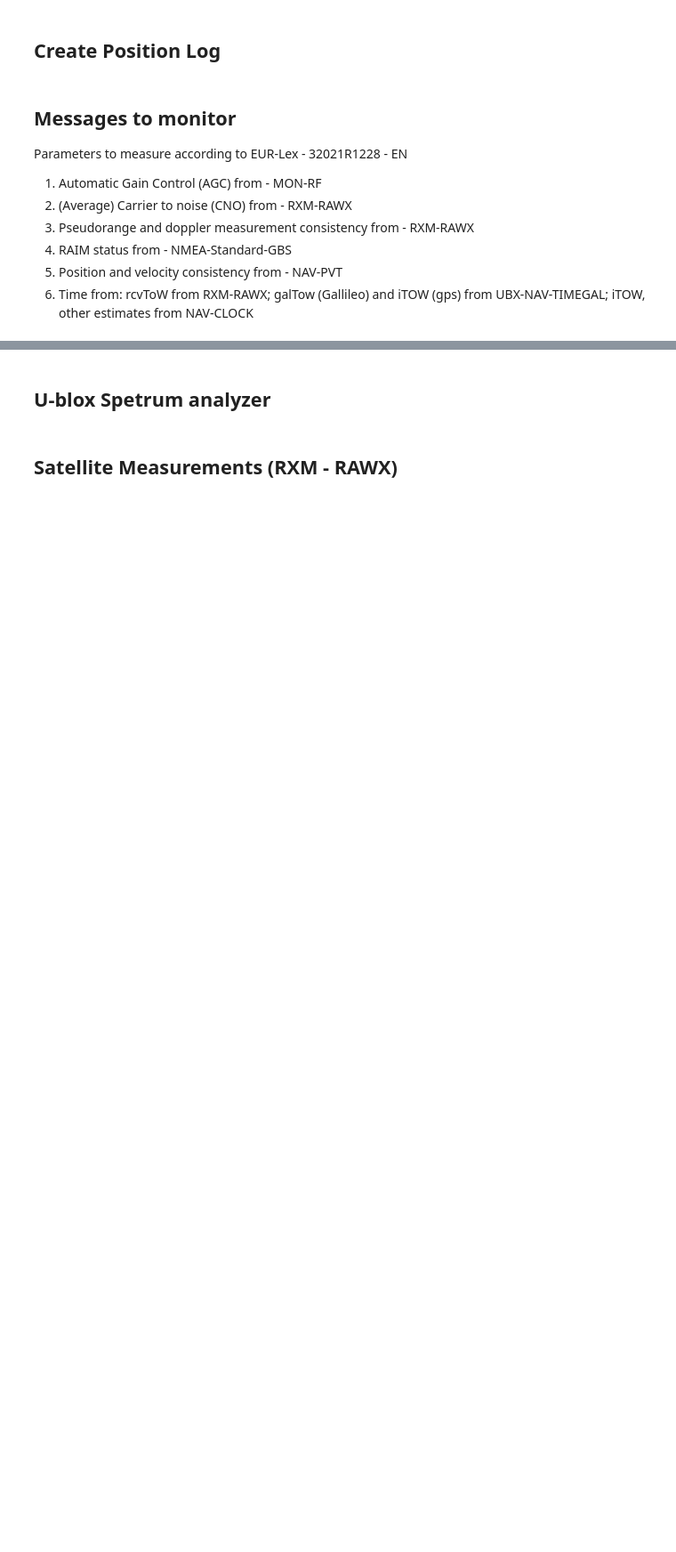
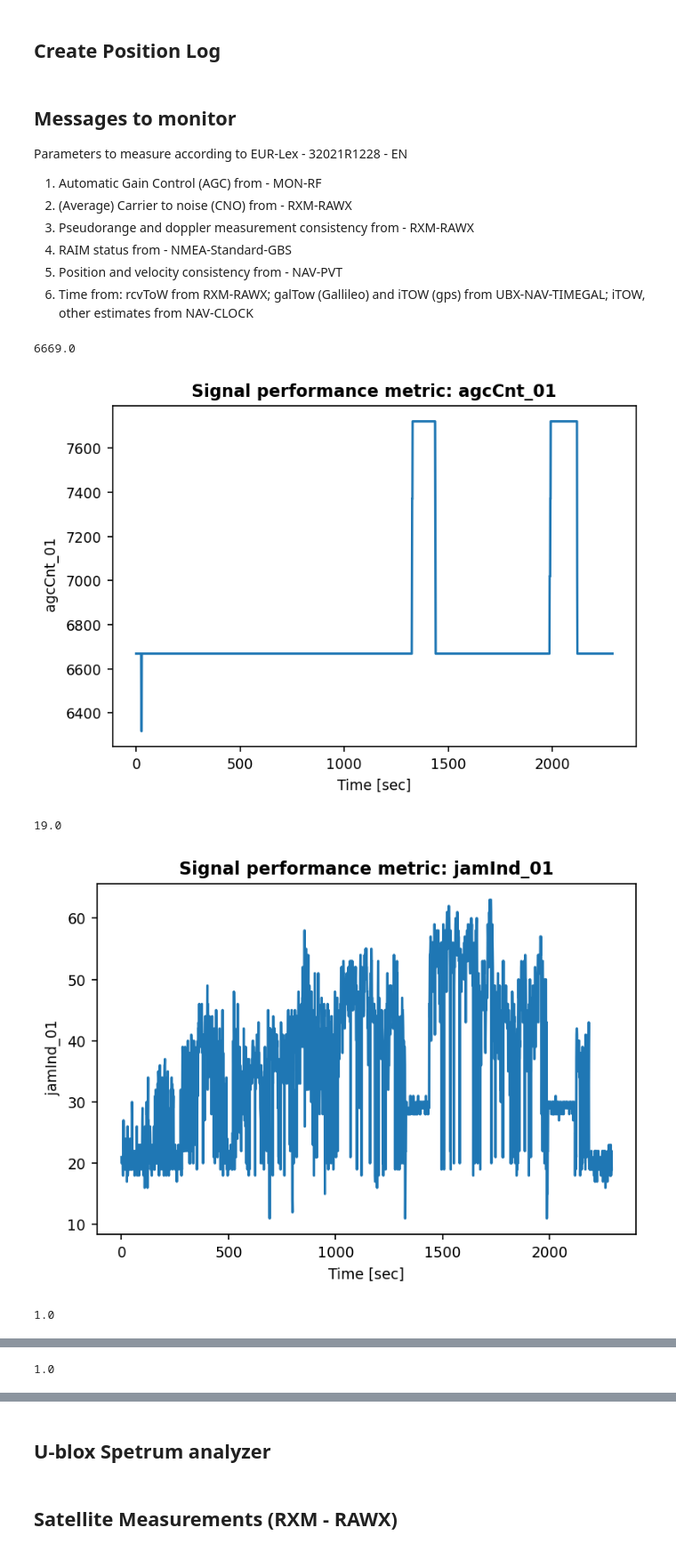
Before and after one commit to AxelBjork/OSNMA_ublox, a Jupyter notebook: notebook_real_time_U_blox_mk4.ipynb, the cells around one changed output, grey strips where cells are left out. Shown at 89% size. Drawn from its saved outputs; the diff is of its cells as text; code cells hidden in the pictures; blank space fills up the shorter version.

```diff
--- a/notebook_real_time_U_blox_mk4.ipynb
+++ b/notebook_real_time_U_blox_mk4.ipynb
@@ -280,31 +381,39 @@ for loc in p_map:
 
 data_metrics = [AGC_L1,jam_ind,jam_state,spoof_state,iTOW_bias,rcvToW]
 parsed_metrics = []
 for metric in data_metrics:
   #metric = metric[80:]
-  metric_data = [float(metric[i].split('=')[1]) for i in range(len(metric))]
+  # Remove ')>' if last metric in msg
+  metric = [data_row.split(')')[0] for data_row in metric]
+  metric_data = [float(data_row.split('=')[1]) if data_row.split('=')[1] !='' else None for data_row in metric]
   #metric_data = metric[i].split('=')[1]
   parsed_metrics.append(metric_data)
   print(metric_data[-1])
   y_axis= metric[0].split('=')[0]
   fig = plt.figure(dpi=150)
   ax = fig.add_subplot(1, 1, 1)
   plt.rcParams['figure.dpi'] = 200
   font = {'family' : 'DejaVu Sans',
         'weight' : 'normal',
         'size'   : 9}
   plt.rc('font', **font)
   ax.plot(metric_data)
   ax.set_title('Signal performance metric:'+y_axis, fontweight ="bold")
   ax.set_xlabel('Time [sec]')
   ax.set_ylabel(y_axis)
   if y_axis == " clkB":
     y_range= [-1500000,1500000]
     ax.set_ylim(y_range)
   plt.show()
 
 #fix clock bias over/underflow
 clkbias=np.array(parsed_metrics[4])
 clkbias[clkbias > 1e6] = 1e6
 clkbias[clkbias < -1e6] = -1e6
 parsed_metrics[4] = list(clkbias)
+# %% [output]
+6669.0
+[figure, added]
+19.0
+[figure, added]
+1.0
@@ -310,0 +421 @@ parsed_metrics[4] = list(clkbias)
+1.0
```
Also changed, not shown: parts of 8 cells of this notebook, 2 other files.
